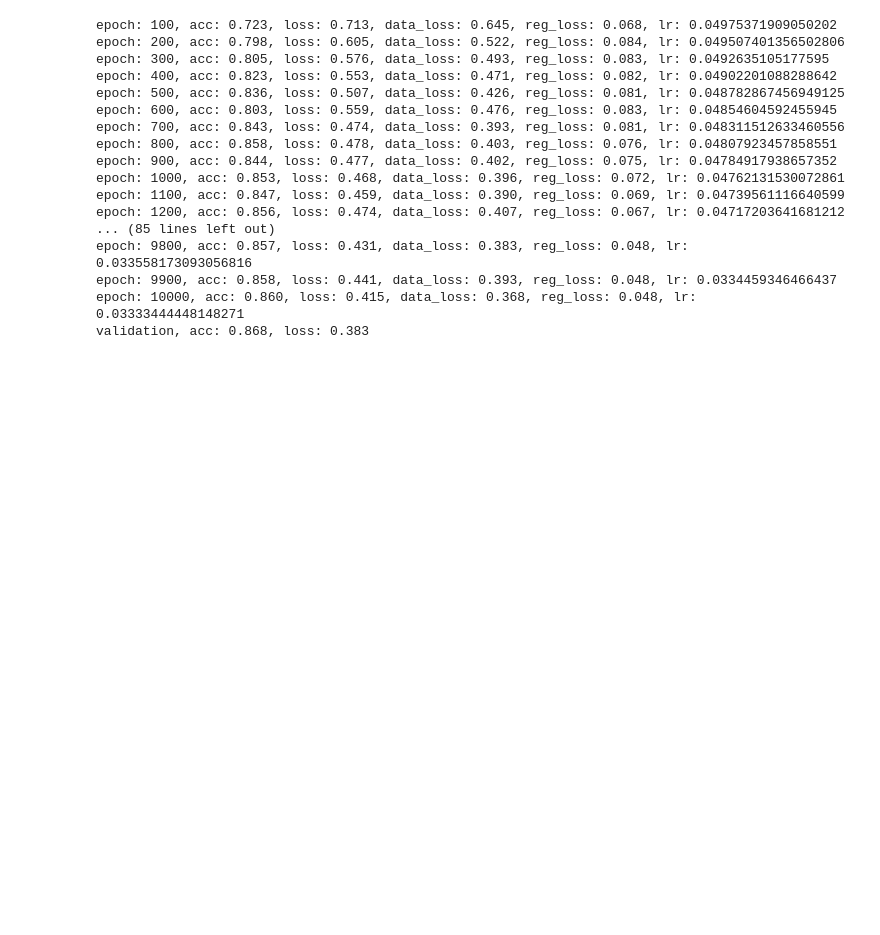
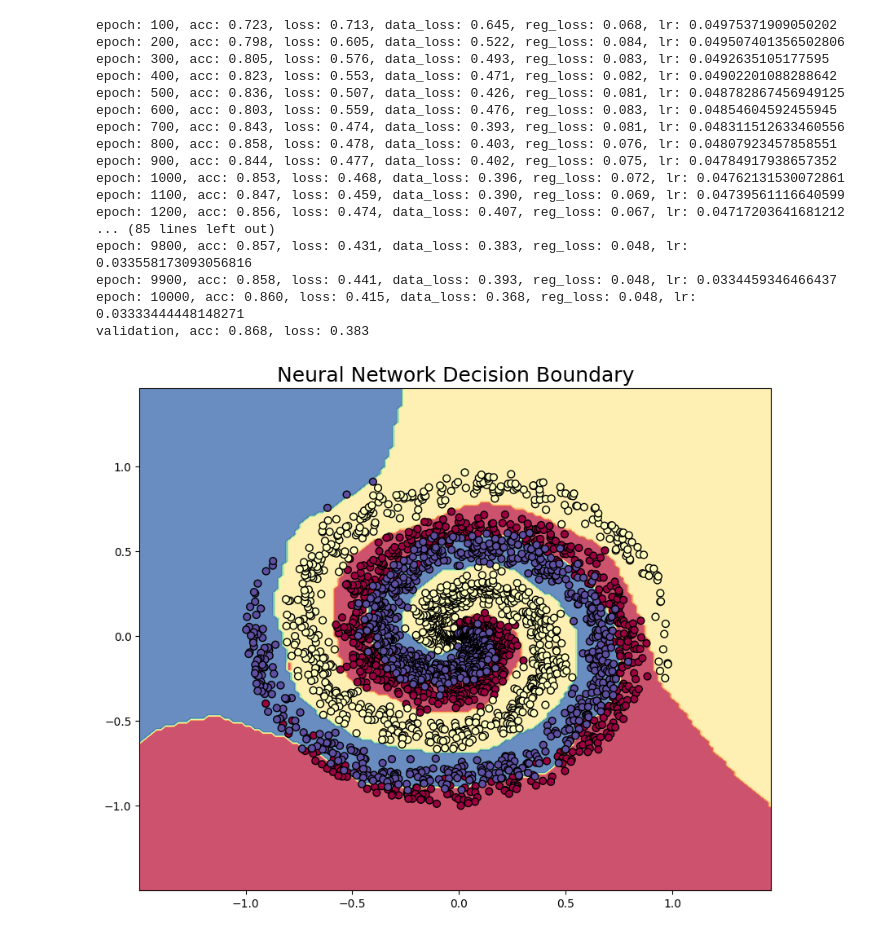
Before and after one commit to NurAlamNahidSarkar/neuralNetworkScratch, a Jupyter notebook: neuralnetworkscratch.ipynb, the cells around one changed output. Drawn from its saved outputs; the diff is of its cells as text; code cells hidden in the pictures; blank space fills up the shorter version.

Commit message:
Kaggle Notebook | NeuralNetworkScratch | Version 23

```diff
--- a/neuralnetworkscratch.ipynb
+++ b/neuralnetworkscratch.ipynb
@@ -556,3 +556,35 @@ epoch: 9800, acc: 0.857, loss: 0.431, data_loss: 0.383, reg_loss: 0.048, lr: 0.0
 epoch: 9900, acc: 0.858, loss: 0.441, data_loss: 0.393, reg_loss: 0.048, lr: 0.0334459346466437
 epoch: 10000, acc: 0.860, loss: 0.415, data_loss: 0.368, reg_loss: 0.048, lr: 0.03333444448148271
 validation, acc: 0.868, loss: 0.383
+# %%
+import matplotlib.pyplot as plt
+import numpy as np
+
+# 1. Create a grid of points that covers the whole graph
+x_min, x_max = X[:, 0].min() - 0.5, X[:, 0].max() + 0.5
+y_min, y_max = X[:, 1].min() - 0.5, X[:, 1].max() + 0.5
+xx, yy = np.meshgrid(np.arange(x_min, x_max, 0.02),
+                     np.arange(y_min, y_max, 0.02))
+
+# 2. Flatten the grid so we can feed it into the model
+mesh_data = np.c_[xx.ravel(), yy.ravel()]
+
+# 3. Make predictions on this grid
+# Note: We use training=False so Dropout is disabled!
+model.forward(mesh_data, training=False)
+preds = model.output_layer_activation.predictions(model.output_layer_activation.output)
+preds = preds.reshape(xx.shape)
+
+# 4. Plot the results
+plt.figure(figsize=(10, 8))
+
+# Draw the colored background (the "Decision Boundary")
+plt.contourf(xx, yy, preds, cmap=plt.cm.Spectral, alpha=0.8)
+
+# Overlay the original data points
+plt.scatter(X[:, 0], X[:, 1], c=y, s=40, cmap=plt.cm.Spectral, edgecolors='k')
+
+plt.title('Neural Network Decision Boundary', fontsize=18)
+plt.show()
+# %% [output]
+[figure, added]
```
